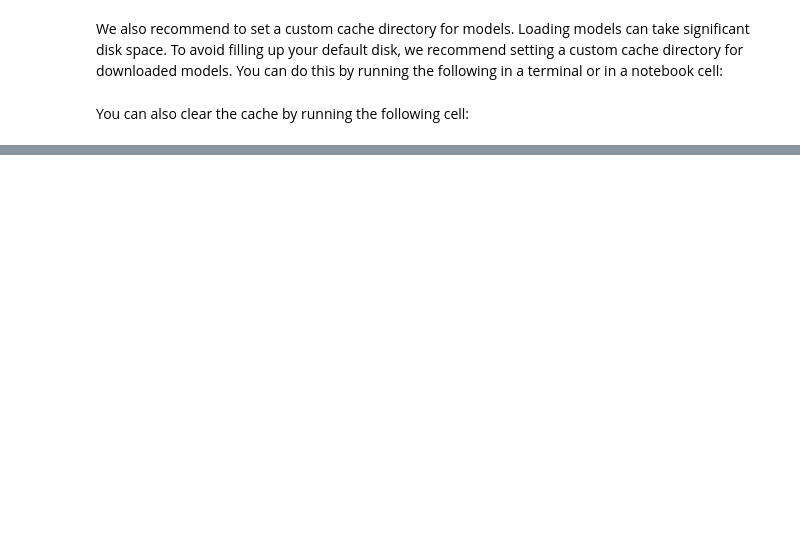
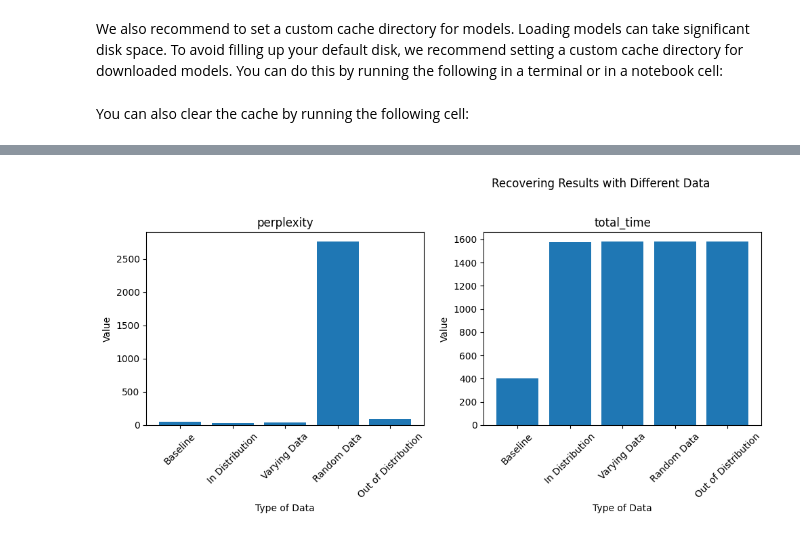
Before and after one commit to PrunaAI/ai-efficiency-courses, a Jupyter notebook: solutions/07-finetune_llm.ipynb, the cells around one changed output, grey strips where cells are left out. Saved outputs shown, nothing was run; the diff lists cells and outputs as text; code cells hidden in the pictures; blank space fills up the shorter version.

```diff
--- a/solutions/07-finetune_llm.ipynb
+++ b/solutions/07-finetune_llm.ipynb
@@ -336,0 +457,25 @@ As a bonus, you can try applying the same PERP method across different model arc
+# %%
+tokenizer = model_id
+
+### To Complete ###
+train_ds = load_dataset("SamuelYang/bookcorpus")["train"]
+train_ds, val_ds, test_ds = split_train_into_train_val_test(train_ds, seed=42)
+train_ds = train_ds.select(range(1000))
+val_ds = val_ds.select(range(100))
+test_ds = test_ds.select(range(100))
+
+smash_config = SmashConfig()
+smash_config.add_tokenizer(tokenizer)
+smash_config.add_data((train_ds, val_ds, test_ds), collate_fn="text_generation_collate")
+smash_config["device"] = "cuda"
+smash_config["quantizer"] = "quanto"
+smash_config["quanto_weight_bits"] = "qint4"
+smash_config["recoverer"] = "text_to_text_inplace_perp"
+# smash_config['recoverer'] = "text_to_text_perp"
+
+### End of To Complete ###
+
+results_out_of_distribution = smash_evaluate_perplexity_time(
+    model_id=model_id, smash_config=smash_config
+)
+print(results_out_of_distribution)
@@ -336,0 +533,19 @@ As a bonus, you can try applying the same PERP method across different model arc
+# %%
+### To Complete ###
+results = {
+    "Baseline": baseline_results,
+    "In Distribution": results_in_distribution,
+    "Varying Data": results_varying_data,
+    "Random Data": results_random_data,
+    "Out of Distribution": results_out_of_distribution,
+}
+
+create_comparison_plots(
+    data_dict=results,
+    title="Recovering Results with Different Data",
+    x_label="Type of Data",
+    y_label="Value"
+)
+### End of To Complete ###
+# %% [output]
+[figure, added]
```
Also changed, not shown: parts of 43 cells of this notebook.
